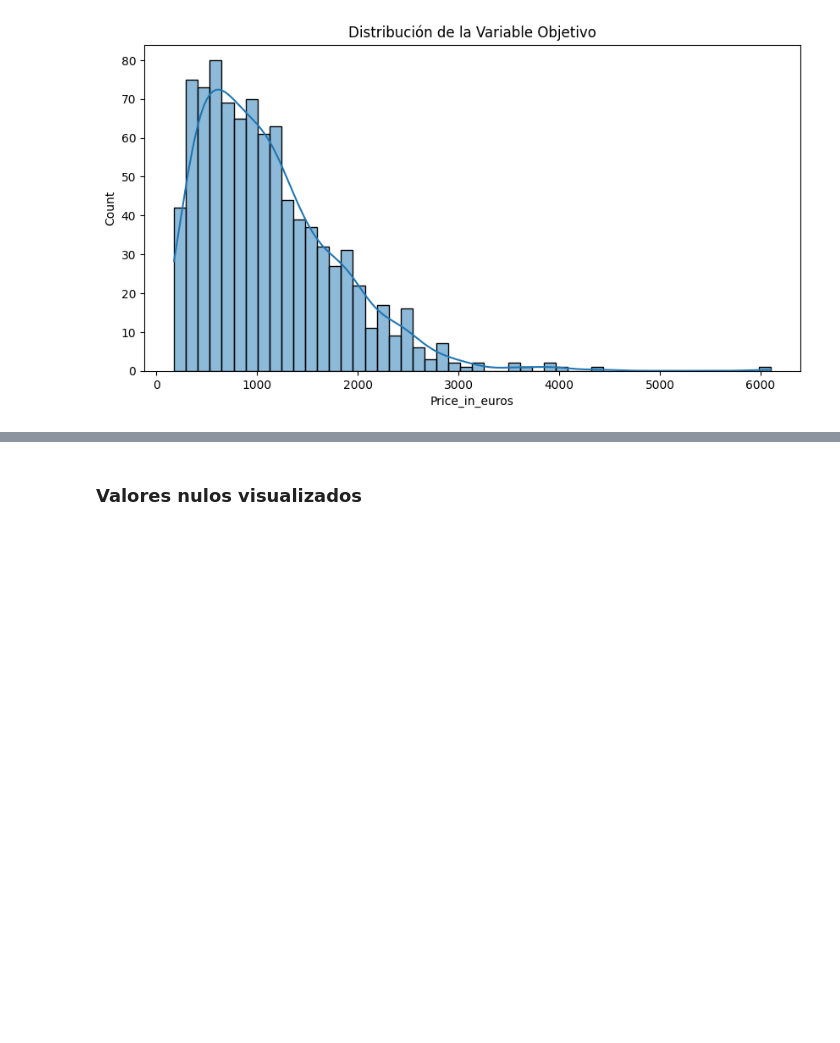
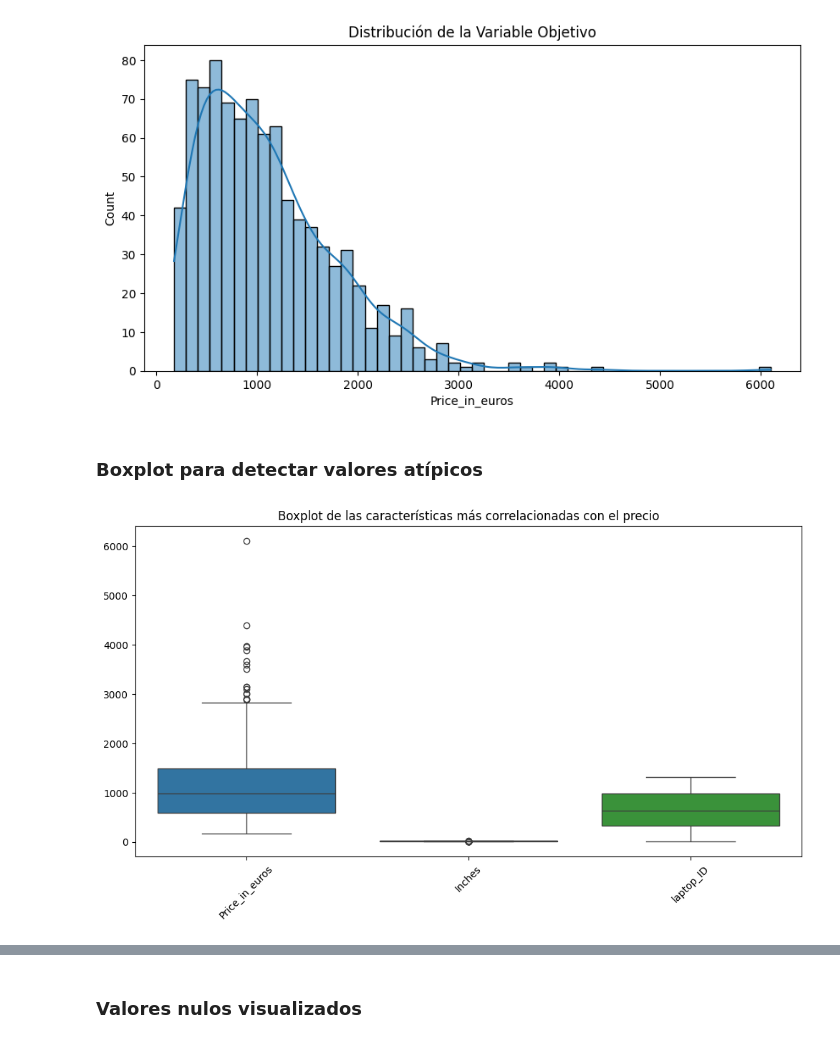
Before and after one commit to annahico/DataTops, a Jupyter notebook: DataTops.ipynb, the cells around one changed output, grey strips where cells are left out. Cells and saved outputs as stored; diff of their text form; code cells hidden in the pictures; blank space fills up the shorter version.

```diff
--- a/DataTops.ipynb
+++ b/DataTops.ipynb
@@ -58,4 +97,19 @@ plt.title("Distribución de la Variable Objetivo")
 plt.show()
 # %% [output]
 [figure]
+# %% [markdown]
+### Boxplot para detectar valores atípicos
+# %%
+# Select only numeric columns
+numeric_cols = train.select_dtypes(include=[np.number]).columns
+# Join y_train back to train dataframe
+train_with_price = train.join(y_train)
+top_features = train_with_price[numeric_cols].join(y_train).corr()[y_train.name].abs().sort_values(ascending=False).index[:5]
+plt.figure(figsize=(12, 6))
+sns.boxplot(data=train_with_price[top_features])
+plt.xticks(rotation=45)
+plt.title("Boxplot de las características más correlacionadas con el precio")
+plt.show()
+# %% [output]
+[figure, added]
 # %% [markdown]
```
Also changed, not shown: parts of 29 cells of this notebook, 1 other file.
